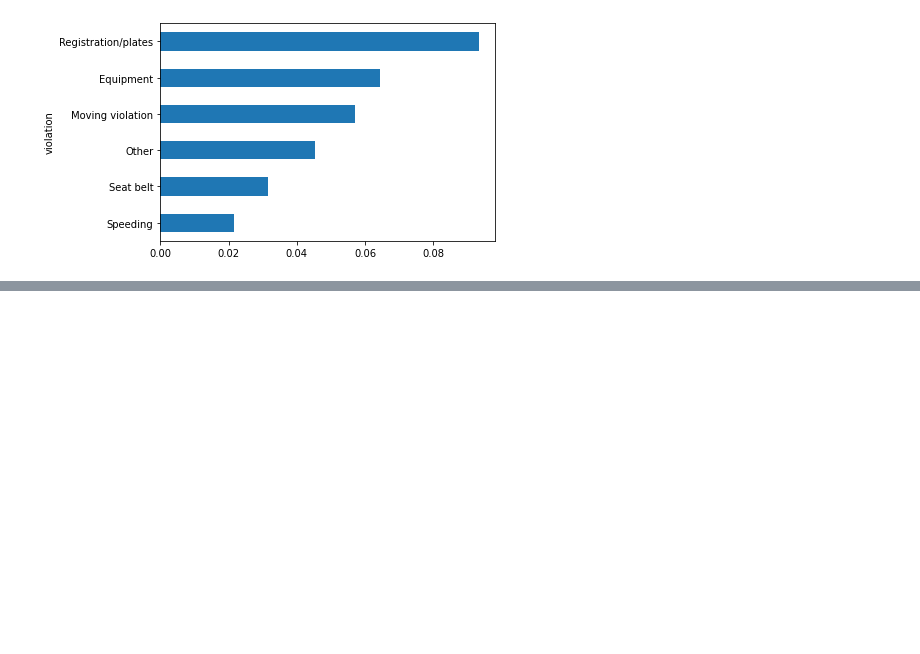
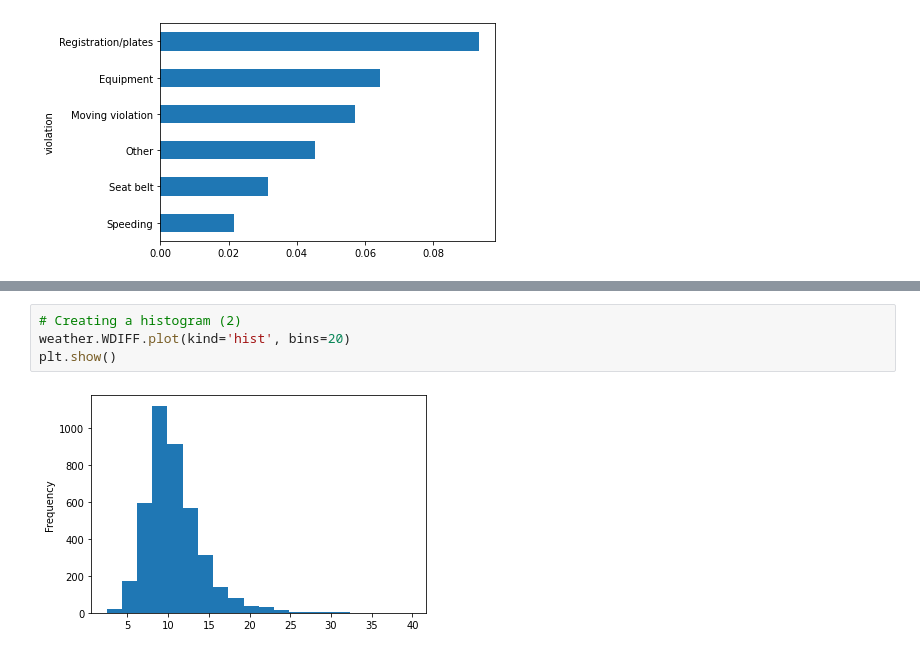
Before and after one commit to mohd-faizy/CAREER-TRACK-Data-Scientist-with-Python, a Jupyter notebook: 21_Analyzing Police Activity with pandas/Police_Activity_data_for_analysis.ipynb, the cells around one changed output, grey strips where cells are left out. Drawn from its saved outputs; the diff is of its cells as text; blank space fills up the shorter version.

```diff
--- a/21_Analyzing Police Activity with pandas/Police_Activity_data_for_analysis.ipynb
+++ b/21_Analyzing Police Activity with pandas/Police_Activity_data_for_analysis.ipynb
@@ -1322,0 +1450,6 @@ plt.show()
+# %%
+# Creating a histogram (2)
+weather.WDIFF.plot(kind='hist', bins=20)
+plt.show()
+# %% [output]
+[figure, added]
```
Also changed, not shown: parts of 100 cells of this notebook, 1 other file.
